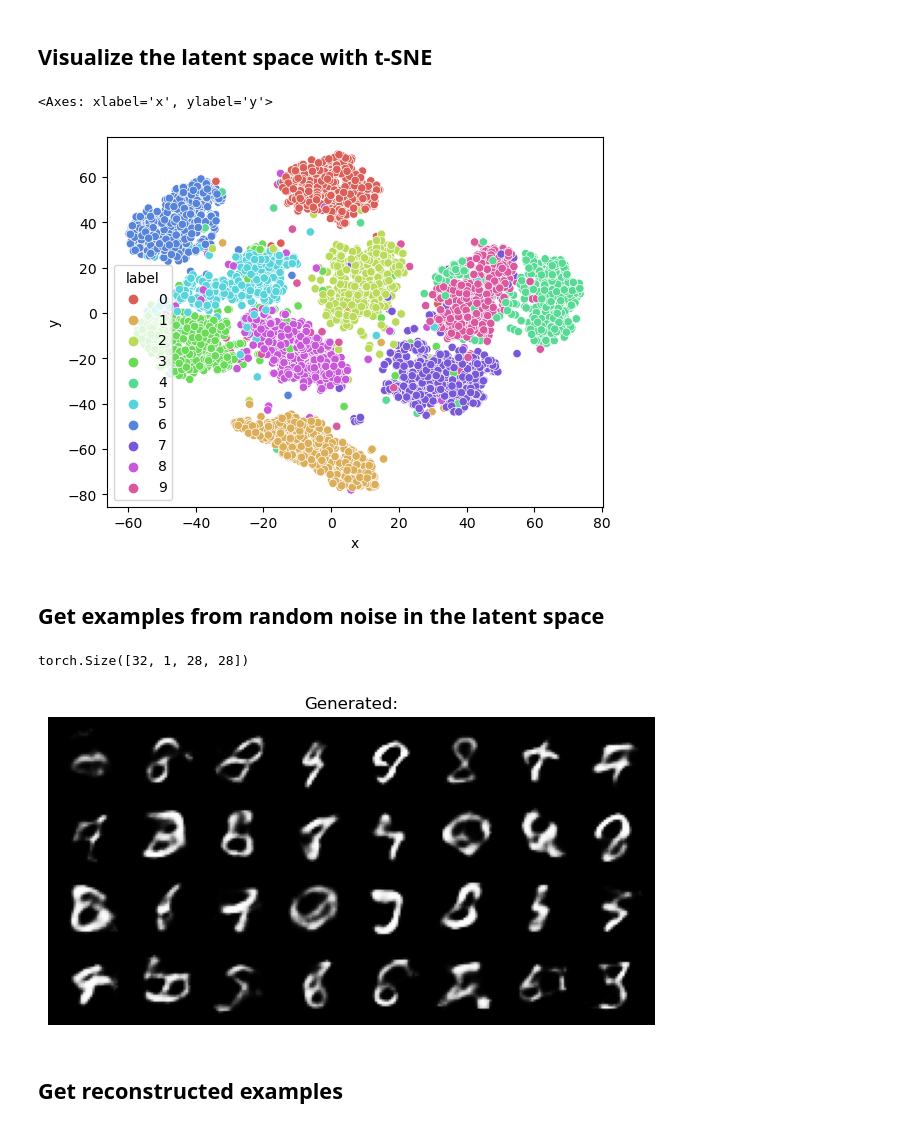
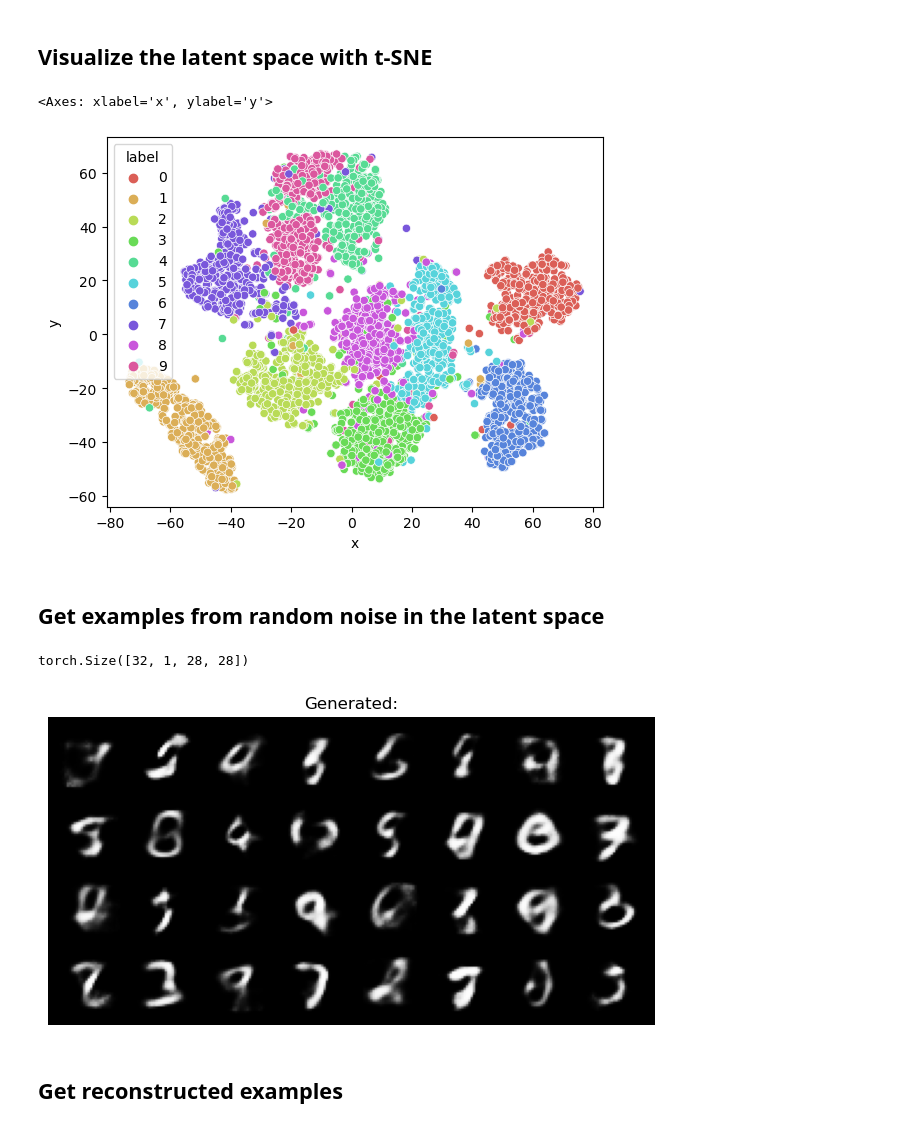
Before and after one commit to MicheleCattaneo/Autoencoders, a Jupyter notebook: VAE/vae-mnist.ipynb, the cells around one changed output. Drawn from its saved outputs; the diff is of its cells as text; code cells hidden in the pictures.

```diff
--- a/VAE/vae-mnist.ipynb
+++ b/VAE/vae-mnist.ipynb
@@ -58,7 +58,9 @@ class VAE(nn.Module):
         self.encoder = nn.Sequential(
             nn.Linear(784, latent_dim ** 2),
             nn.ReLU(),
-            nn.Linear(latent_dim ** 2, latent_dim * 2) # space for mu and logvar
+            nn.Linear(latent_dim ** 2, latent_dim * 2), # space for mu and logvar
+#             nn.ReLU(),
+#             nn.Linear(latent_dim * 2, latent_dim * 2)
         )
 
         self.decoder = nn.Sequential(
@@ -211,14 +210,14 @@ plt.imshow(np.transpose(vutils.make_grid(items.to(device)[:32], padding=4, norma
 # %%
 num_GPUs = 2 # change accordingly
 
-model = VAE(latent_dim=20).to(device)
+model = VAE(latent_dim=12).to(device)
 if (device.type == 'cuda') and (num_GPUs > 1):
     model = nn.DataParallel(model, list(range(num_GPUs)))
     print(f'Using {num_GPUs} GPUs')
 # %% [output]
 Using 2 GPUs
 # %%
-max_epochs = 20
+max_epochs = 30
 lr = 1e-3
 
 beta = 10.0
@@ -226,7 +225,8 @@ loss_fn = vae_loss_function
 optimizer = optim.Adam(model.parameters(), lr=lr)
 # %%
 losses = []
-
+kld_losses = []
+rec_losses = []
 
 for epoch in range(max_epochs):
     for i, data in enumerate(train_dataloader):
@@ -240,6 +240,8 @@ for epoch in range(max_epochs):
         if i % 200 == 0:
             print(f'[{epoch}/{max_epochs-1}][{i}/{len(train_dataloader)}]|\t Loss:{loss.item()} [{rec}+{kld}]')
             losses.append(loss.item())
+            kld_losses.append(kld)
+            rec_losses.append(rec)
         loss.backward()
         optimizer.step()
 # %% [output]
@@ -295,23 +303,31 @@ df = df.rename(columns={0: "x", 1: "y"})
 sns.scatterplot(data=df, x='x', y='y', hue='label', palette=sns.color_palette("hls", 10))
 # %% [output]
 <Axes: xlabel='x', ylabel='y'>
-[figure, old version]
+[figure, new version]
 # %% [markdown]
 ## Get examples from random noise in the latent space
 # %%
-z = torch.randn((32, 20)).to(device)
+z = torch.randn((32, 16)).to(device)
+z.normal_()
+samples = None
+for i in range(32):
+    if samples is None:
+        samples = torch.normal(mean=mus.mean(axis=0), std=mus.std(axis=0)).view(1,-1)
+    else:
+        new_sam = torch.normal(mean=mus.mean(axis=0), std=mus.std(axis=0)).reshape(1,-1)
+        samples = torch.concat((samples, new_sam),0)
 
 
 with torch.no_grad():
     if num_GPUs > 1:
-        generated = model.module.decode(z.to(device))
+        generated = model.module.decode(samples.to(device))
     else:
-        generated = model.decode(z.to(device))
+        generated = model.decode(samples.to(device))
     print(generated.size())
     plt.figure(figsize=(8,4))
     plt.axis("off")
     plt.title("Generated:")
     plt.imshow(np.transpose(vutils.make_grid(generated[:32], padding=4, normalize=True).cpu(),(1,2,0)))
 # %% [output]
 torch.Size([32, 1, 28, 28])
-[figure, old version]
+[figure, new version]
```
Also changed, not shown: parts of 11 cells of this notebook.
